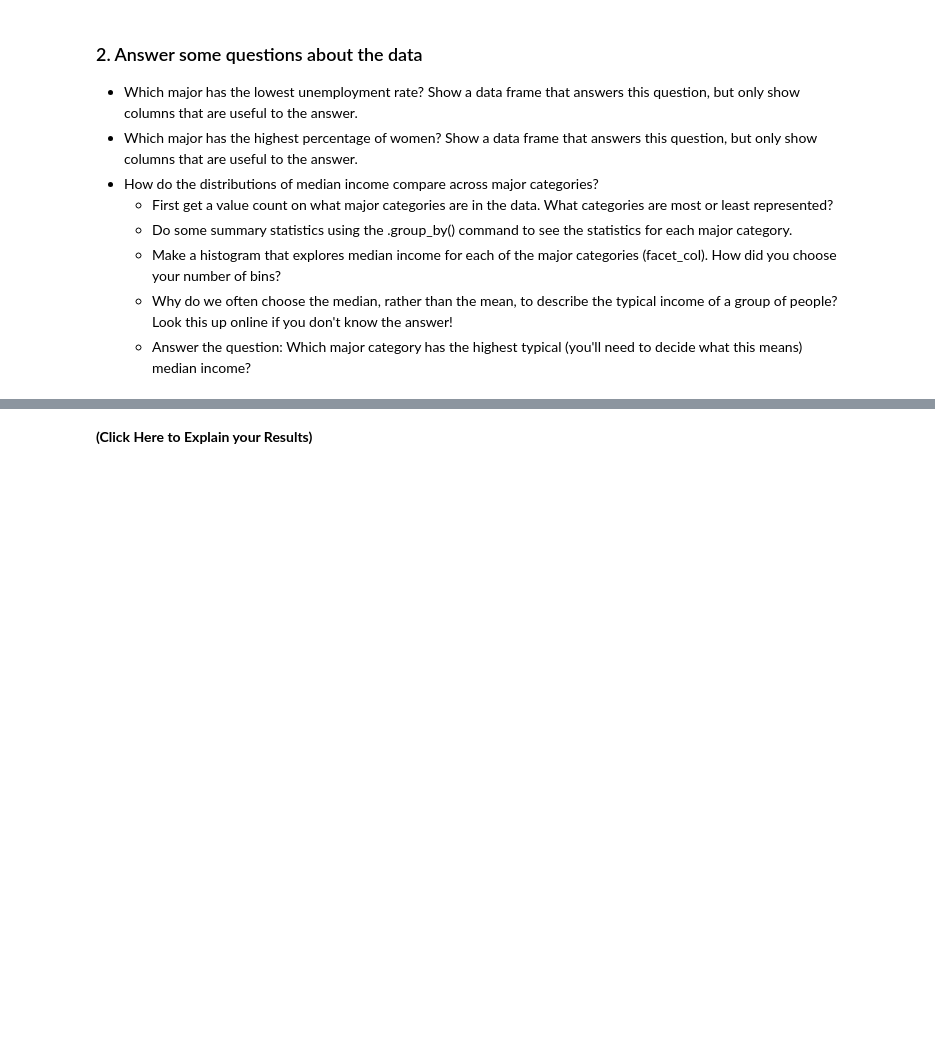
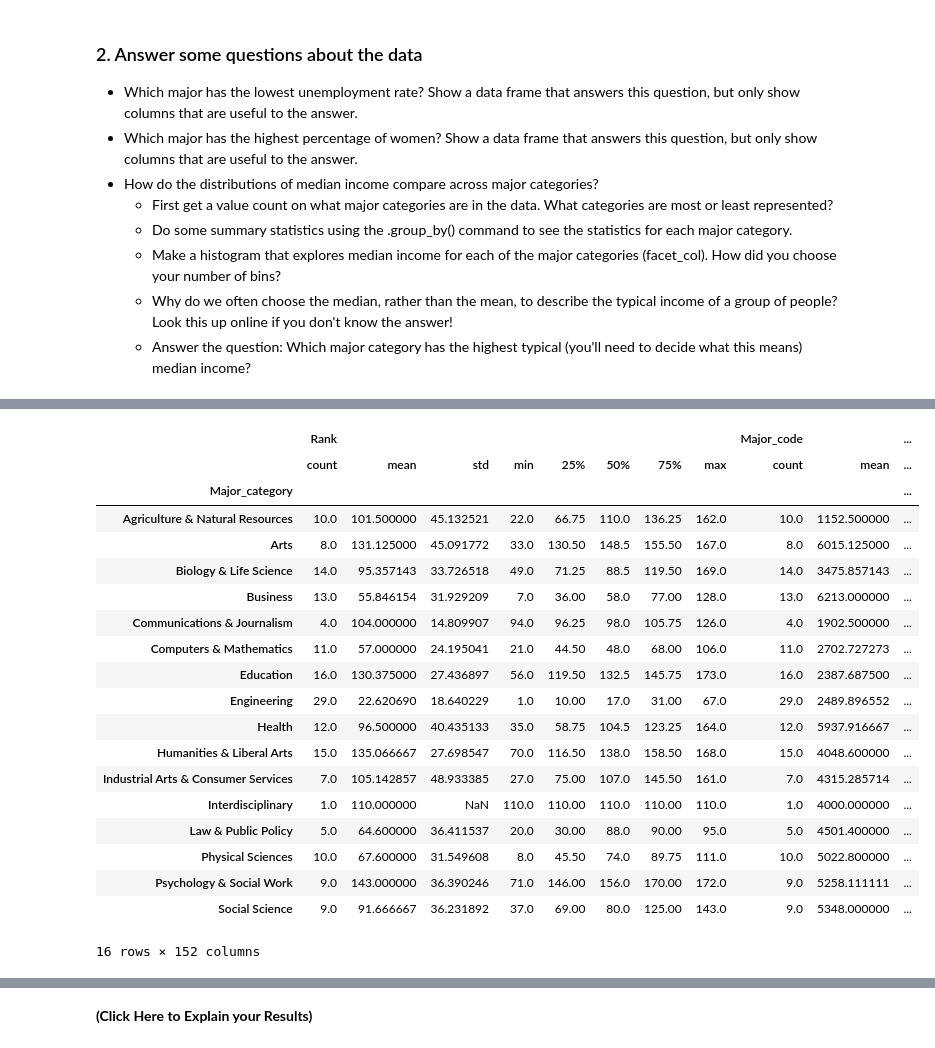
Before and after one commit to jfanshawe2/Day7, a Jupyter notebook: Day7-HW.ipynb, the cells around one changed output, grey strips where cells are left out. Saved outputs shown, nothing was run; the diff lists cells and outputs as text; code cells hidden in the pictures; blank space fills up the shorter version.

```diff
--- a/Day7-HW.ipynb
+++ b/Day7-HW.ipynb
@@ -256,0 +319,24 @@ DF_raw
+# %%
+#Do some summary statistics using the .group_by() command to see the statistics for each major category.
+DF_raw.groupby('Major_category').describe()
+# %% [output]
+|  | Rank |  |  |  |  |  |  |  | Major_code |  | ... |
+|  | count | mean | std | min | 25% | 50% | 75% | max | count | mean | ... |
+| Major_category |  |  |  |  |  |  |  |  |  |  | ... |
+| Agriculture & Natural Resources | 10.0 | 101.500000 | 45.132521 | 22.0 | 66.75 | 110.0 | 136.25 | 162.0 | 10.0 | 1152.500000 | ... |
+| Arts | 8.0 | 131.125000 | 45.091772 | 33.0 | 130.50 | 148.5 | 155.50 | 167.0 | 8.0 | 6015.125000 | ... |
+| Biology & Life Science | 14.0 | 95.357143 | 33.726518 | 49.0 | 71.25 | 88.5 | 119.50 | 169.0 | 14.0 | 3475.857143 | ... |
+| Business | 13.0 | 55.846154 | 31.929209 | 7.0 | 36.00 | 58.0 | 77.00 | 128.0 | 13.0 | 6213.000000 | ... |
+| Communications & Journalism | 4.0 | 104.000000 | 14.809907 | 94.0 | 96.25 | 98.0 | 105.75 | 126.0 | 4.0 | 1902.500000 | ... |
+| Computers & Mathematics | 11.0 | 57.000000 | 24.195041 | 21.0 | 44.50 | 48.0 | 68.00 | 106.0 | 11.0 | 2702.727273 | ... |
+| Education | 16.0 | 130.375000 | 27.436897 | 56.0 | 119.50 | 132.5 | 145.75 | 173.0 | 16.0 | 2387.687500 | ... |
+| Engineering | 29.0 | 22.620690 | 18.640229 | 1.0 | 10.00 | 17.0 | 31.00 | 67.0 | 29.0 | 2489.896552 | ... |
+| Health | 12.0 | 96.500000 | 40.435133 | 35.0 | 58.75 | 104.5 | 123.25 | 164.0 | 12.0 | 5937.916667 | ... |
+| Humanities & Liberal Arts | 15.0 | 135.066667 | 27.698547 | 70.0 | 116.50 | 138.0 | 158.50 | 168.0 | 15.0 | 4048.600000 | ... |
+| Industrial Arts & Consumer Services | 7.0 | 105.142857 | 48.933385 | 27.0 | 75.00 | 107.0 | 145.50 | 161.0 | 7.0 | 4315.285714 | ... |
+| Interdisciplinary | 1.0 | 110.000000 | NaN | 110.0 | 110.00 | 110.0 | 110.00 | 110.0 | 1.0 | 4000.000000 | ... |
+| Law & Public Policy | 5.0 | 64.600000 | 36.411537 | 20.0 | 30.00 | 88.0 | 90.00 | 95.0 | 5.0 | 4501.400000 | ... |
+| Physical Sciences | 10.0 | 67.600000 | 31.549608 | 8.0 | 45.50 | 74.0 | 89.75 | 111.0 | 10.0 | 5022.800000 | ... |
+| Psychology & Social Work | 9.0 | 143.000000 | 36.390246 | 71.0 | 146.00 | 156.0 | 170.00 | 172.0 | 9.0 | 5258.111111 | ... |
+| Social Science | 9.0 | 91.666667 | 36.231892 | 37.0 | 69.00 | 80.0 | 125.00 | 143.0 | 9.0 | 5348.000000 | ... |
+16 rows × 152 columns
```
Also changed, not shown: parts of 10 cells of this notebook.
